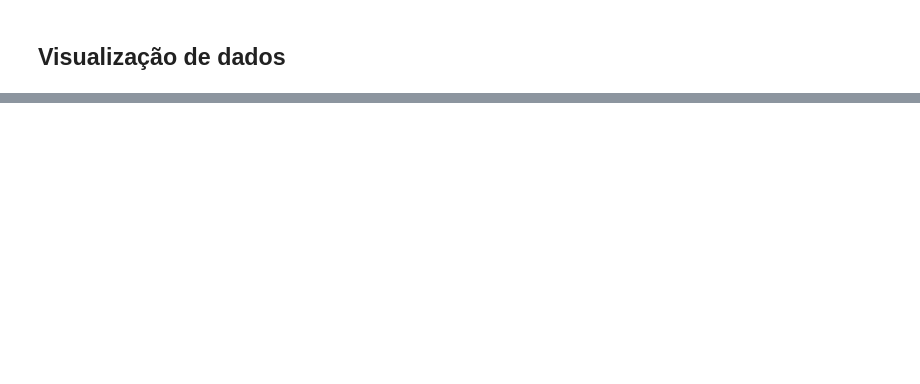
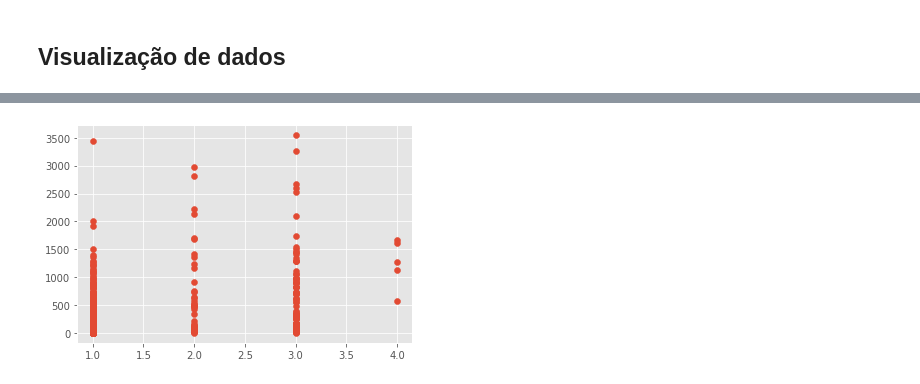
Before and after one commit to layansg/DIO-DESAFIO-analise-de-dados-com-python-e-pandas, a Jupyter notebook: Pandas_AulaPlanilhas.ipynb, the cells around one changed output, grey strips where cells are left out. Saved outputs shown, nothing was run; the diff lists cells and outputs as text; code cells hidden in the pictures; blank space fills up the shorter version.

```diff
--- a/Pandas_AulaPlanilhas.ipynb
+++ b/Pandas_AulaPlanilhas.ipynb
@@ -156,5 +313,7 @@ plt.hist(df["Qtde"], color="magenta");
 # %%
 # Dispersão
-plt.scatter(x = df_2019["Mes_Venda"], y = df_2019["Receita"]);
+plt.scatter(x = df_2019["Mês_Venda"], y = df_2019["Receita"]);
+# %% [output]
+[figure, added]
 # %%
 # Salvando em PNG
```
Also changed, not shown: parts of 34 cells of this notebook.
